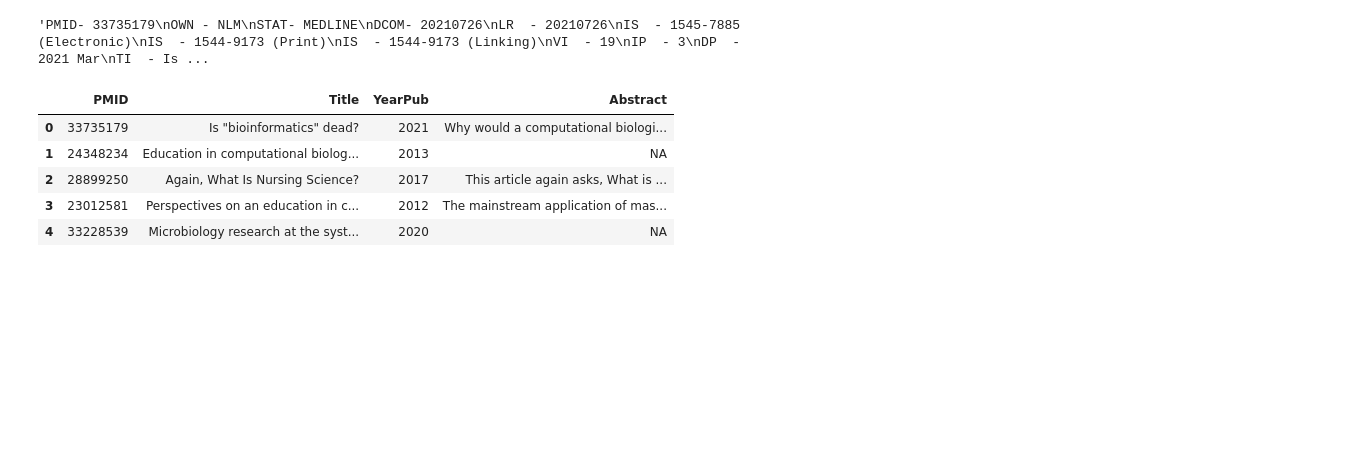
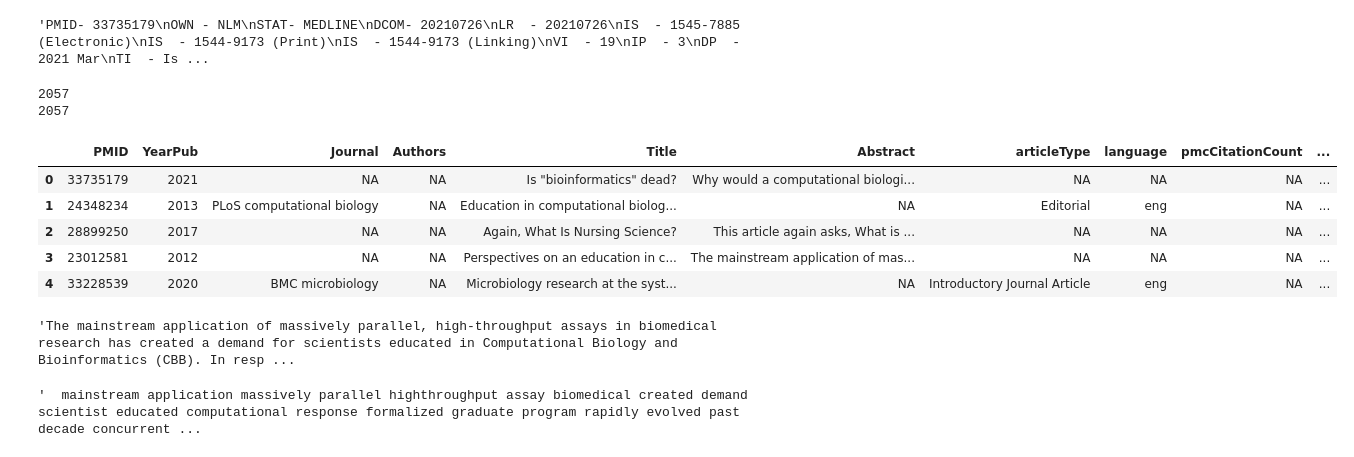
Before and after one commit to hfkroes/lbb_2023, a Jupyter notebook: F3/pmclustering.ipynb, the cells around one changed output. Drawn from its saved outputs; the diff is of its cells as text; code cells hidden in the pictures; blank space fills up the shorter version.

```diff
--- a/F3/pmclustering.ipynb
+++ b/F3/pmclustering.ipynb
@@ -95,7 +95,7 @@ def extract_article_data(data):
             pmids.append('NA')
 
         if pyear != '':
-            pyears.append(int(pyear))
+            pyears.append(pyear)
         else:
             pyears.append('NA')
 
@@ -109,6 +109,11 @@ def extract_article_data(data):
         else:
             langs.append('NA')
 
+        if arttype != '':
+            arttypes.append(arttype)
+        else:
+            arttypes.append('NA')
+
         if abstract != '':
             abstracts.append(abstract)
         else:
@@ -127,26 +132,36 @@ data[:500]
 # %%
 pmids, titles, pyears, abstracts, arttypes, langs, journals = extract_article_data(data)
 
-na_column = ['NA' for x in range(len(pmids))
+na_column = ['NA' for x in range(len(pmids))]
 
-article_data = {'PMID': pmids, 'YearPub':pyears, 'Journal': journals, 'Authors': na_column,
+print(len(arttypes))
+
+print(len(na_column))
+
+article_data = {'PMID': pmids, 'YearPub': pyears, 'Journal': journals, 'Authors': na_column,
                 'Title': titles, 'Abstract': abstracts, 'articleType': arttypes, 'language': langs,
-               'pmcCitationCount'}
+               'pmcCitationCount': na_column, 'pmcID': na_column, 'doi': na_column, 'meshTerms': na_column}
 
 article_df = pd.DataFrame(article_data)
 
+article_df.to_csv('article_data.csv')
+
 article_df.head()
 # %% [output]
+2057
+2057
-|  | PMID | Title | YearPub | Abstract |
-| 0 | 33735179 | Is "bioinformatics" dead? | 2021 | Why would a computational biologi... |
-| 1 | 24348234 | Education in computational biolog... | 2013 | NA |
-| 2 | 28899250 | Again, What Is Nursing Science? | 2017 | This article again asks, What is ... |
-| 3 | 23012581 | Perspectives on an education in c... | 2012 | The mainstream application of mas... |
-| 4 | 33228539 | Microbiology research at the syst... | 2020 | NA |
+|  | PMID | YearPub | Journal | Authors | Title | Abstract | articleType | language | pmcCitationCount | ... |
+| 0 | 33735179 | 2021 | NA | NA | Is "bioinformatics" dead? | Why would a computational biologi... | NA | NA | NA | ... |
+| 1 | 24348234 | 2013 | PLoS computational biology | NA | Education in computational biolog... | NA | Editorial | eng | NA | ... |
+| 2 | 28899250 | 2017 | NA | NA | Again, What Is Nursing Science? | This article again asks, What is ... | NA | NA | NA | ... |
+| 3 | 23012581 | 2012 | NA | NA | Perspectives on an education in c... | The mainstream application of mas... | NA | NA | NA | ... |
+| 4 | 33228539 | 2020 | BMC microbiology | NA | Microbiology research at the syst... | NA | Introductory Journal Article | eng | NA | ... |
 # %%
 article_df = article_df[article_df['Abstract'] != "NA"]
 corpus = article_df['Abstract'].values.astype('U')
 corpus[2]
+# %% [output]
+'The mainstream application of massively parallel, high-throughput assays in biomedical research has created a demand for scientists educated in Computational Biology and Bioinformatics (CBB). In resp ...
 # %%
 Lemmatizer = WordNetLemmatizer()
 
@@ -182,6 +197,8 @@ def clean_text(corpus):
 abstract_list = clean_text(corpus)
 
 abstract_list[2]
+# %% [output]
+'  mainstream application massively parallel highthroughput assay biomedical created demand scientist educated computational response formalized graduate program rapidly evolved past decade concurrent ...
 # %%
 def tokenizer(abst_list):
     abstract_tokens =[]
```
Also changed, not shown: parts of 13 cells of this notebook.
